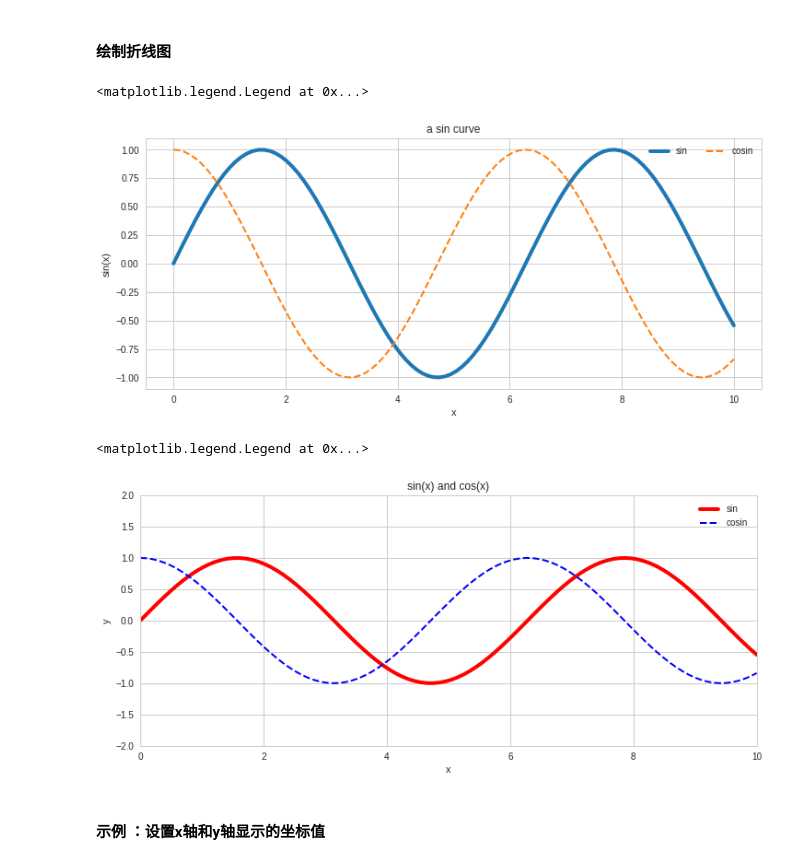
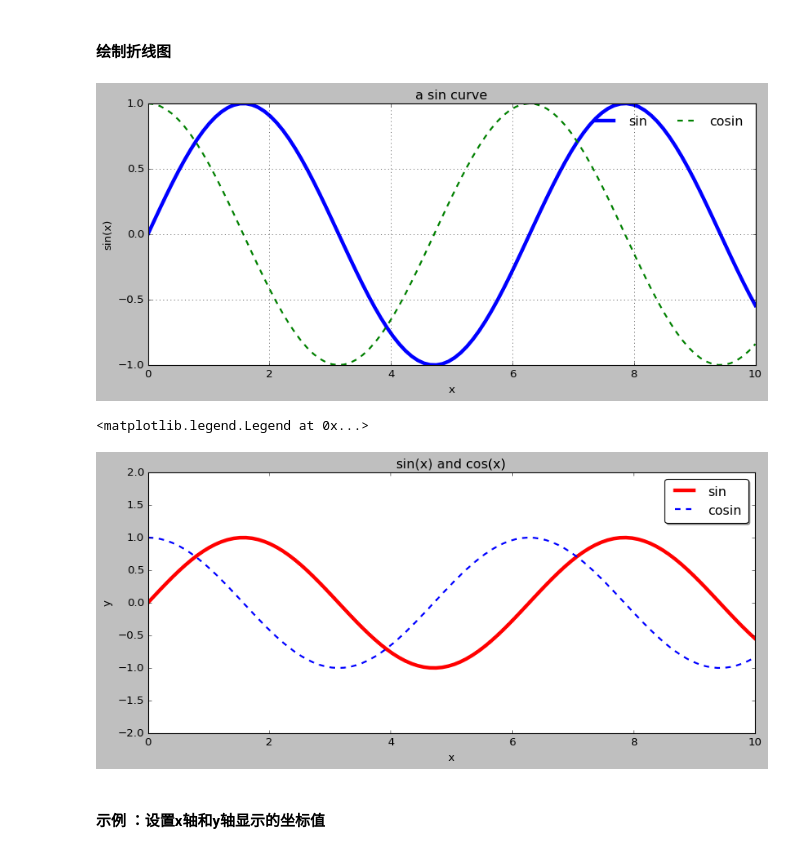
Before and after one commit to PeterZhangxing/my_lectures, a Jupyter notebook: about_plt/basic_plt.ipynb, the cells around one changed output. Cells and saved outputs as stored; diff of their text form; code cells hidden in the pictures.

```diff
--- a/about_plt/basic_plt.ipynb
+++ b/about_plt/basic_plt.ipynb
@@ -36,21 +36,21 @@ plt.style.available
 # %%
 # 设置绘图采用的风格
-plt.style.use('seaborn-whitegrid')
+plt.style.use('classic')
 # %% [markdown]
 #### 绘制折线图
 # %%
 # 使用matplot风格绘制简单折线图
 x = np.linspace(0,10,100)
 fig = plt.figure(figsize=(12,5))
 plt.plot(x,np.sin(x),'-',linewidth=4,label='sin')
 plt.plot(x,np.cos(x),'--',linewidth=2,label='cosin')
 plt.title("a sin curve")
 plt.xlabel("x")
 plt.ylabel("sin(x)")
 plt.legend(loc='upper right',frameon=False,ncol=2)
+plt.grid()
 # %% [output]
-<matplotlib.legend.Legend at 0x...>
-[figure, old version]
+[figure, new version]
 # %%
 # 使用面向对象的风格绘制同样的图像
 fig,ax = plt.subplots()
@@ -66,7 +66,7 @@ ax.set(xlim=(0,10),ylim=(-2,2),xlabel='x',ylabel='y',title='sin(x) and cos(x)')
 ax.legend(fancybox=True,framealpha=1,shadow=True,borderpad=0.5)
 # %% [output]
 <matplotlib.legend.Legend at 0x...>
-[figure, old version]
+[figure, new version]
 # %% [markdown]
 #### 示例 ：设置x轴和y轴显示的坐标值
 # %%
```
Also changed, not shown: parts of 37 cells of this notebook, 3 other files.
